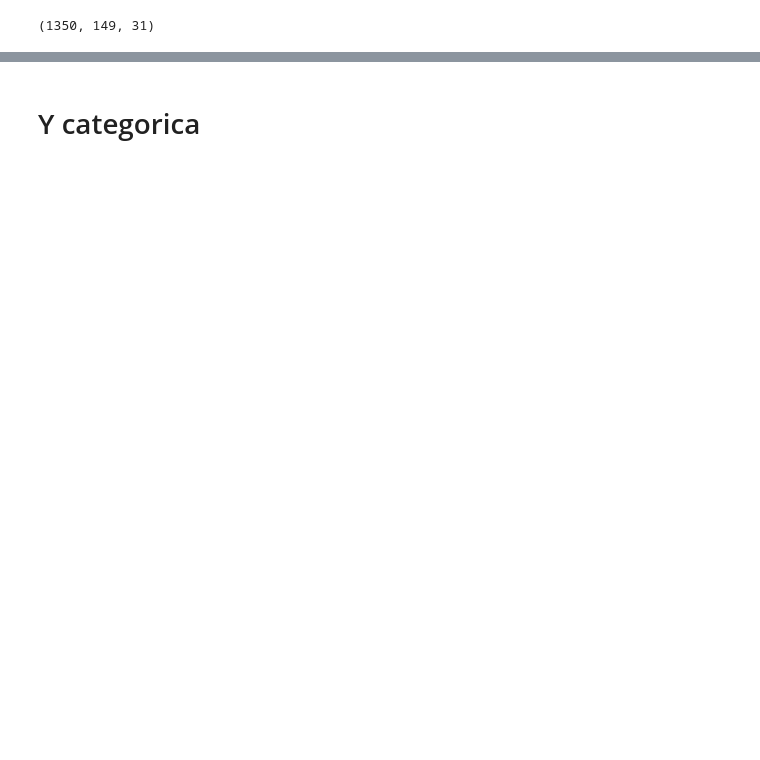
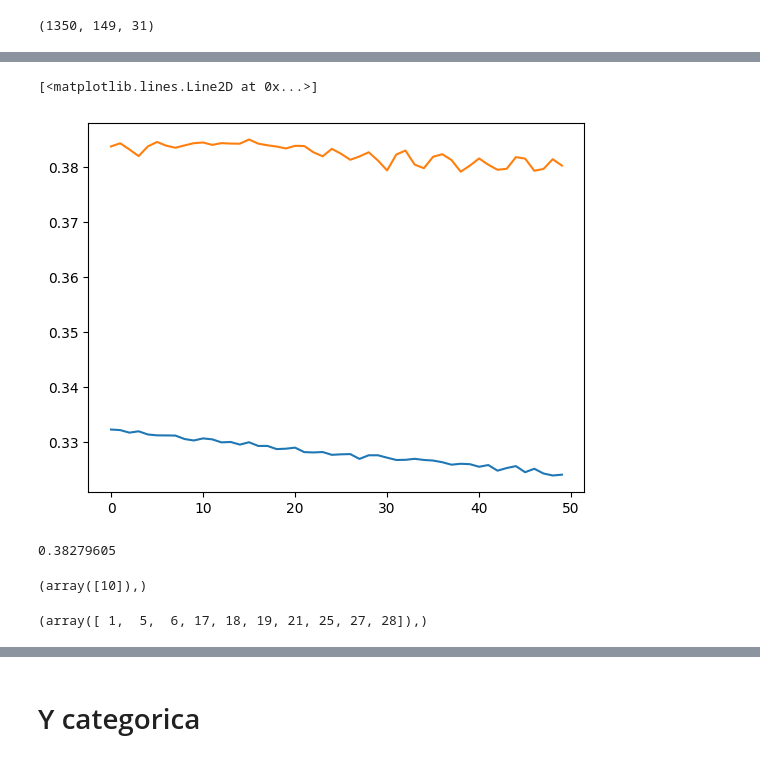
Before and after one commit to tintenderete/TFM, a Jupyter notebook: modelo_fijo_datos_ibex35.ipynb, the cells around one changed output, grey strips where cells are left out. Cells and saved outputs as stored; diff of their text form; code cells hidden in the pictures; blank space fills up the shorter version.

```diff
--- a/modelo_fijo_datos_ibex35.ipynb
+++ b/modelo_fijo_datos_ibex35.ipynb
@@ -717,0 +1008,6 @@ X_DATA.shape
+# %%
+plt.plot(h.history["loss"][-50:])
+plt.plot(h.history["val_loss"][-50:])
+# %% [output]
+[<matplotlib.lines.Line2D at 0x...>]
+[figure, added]
@@ -717,0 +1016,6 @@ X_DATA.shape
+# %%
+p_test = m(X_DATA_TEST)
+np.mean(tf.keras.metrics.mean_squared_error(
+   Y_DATA_TEST_NORM, p_test ))
+# %% [output]
+0.38279605
@@ -717,0 +1025,8 @@ X_DATA.shape
+# %%
+ np.where(mse_preds == mse_preds.min())
+# %% [output]
+(array([10]),)
+# %%
+np.where(np.argsort(np.argsort(p_test[107] )) < 10)
+# %% [output]
+(array([ 1,  5,  6, 17, 18, 19, 21, 25, 27, 28]),)
```
Also changed, not shown: parts of 100 cells of this notebook.
